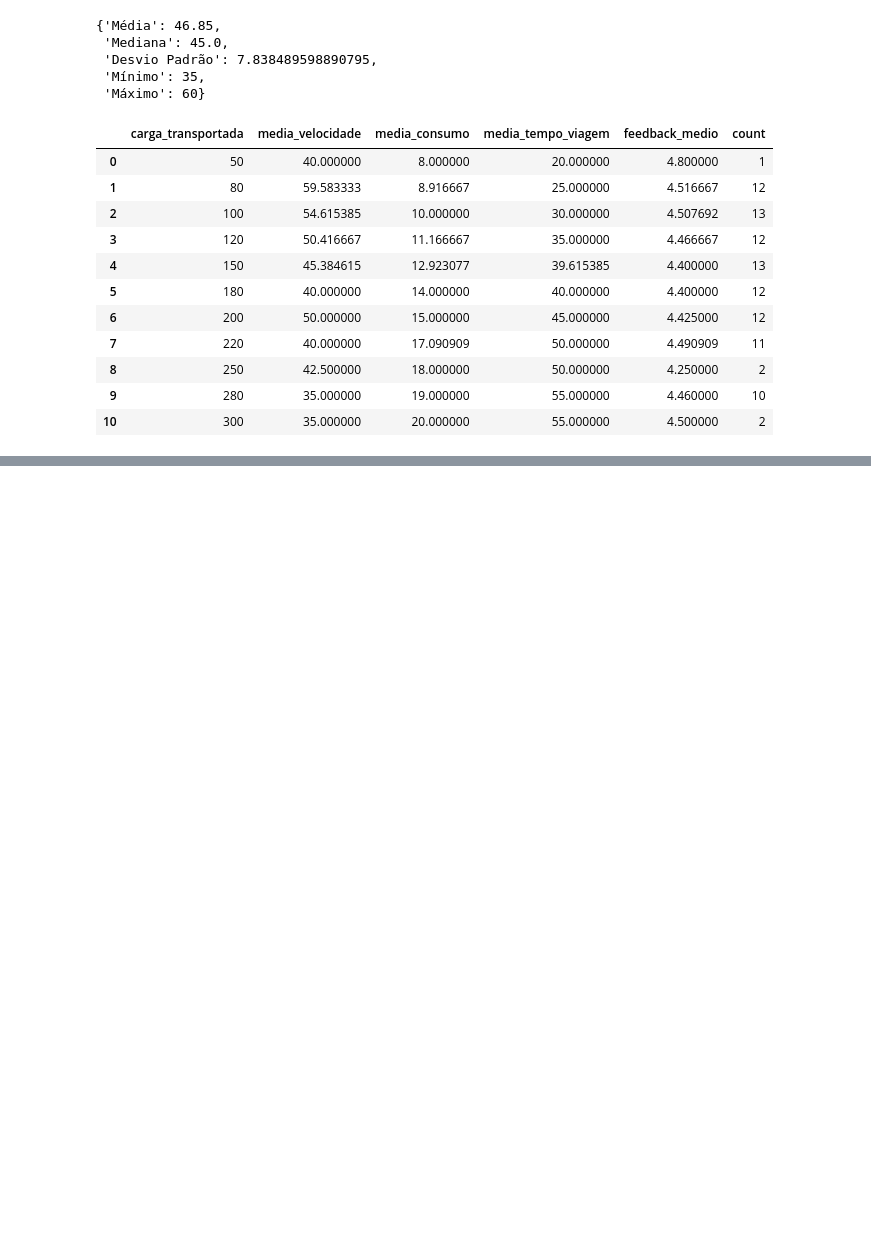
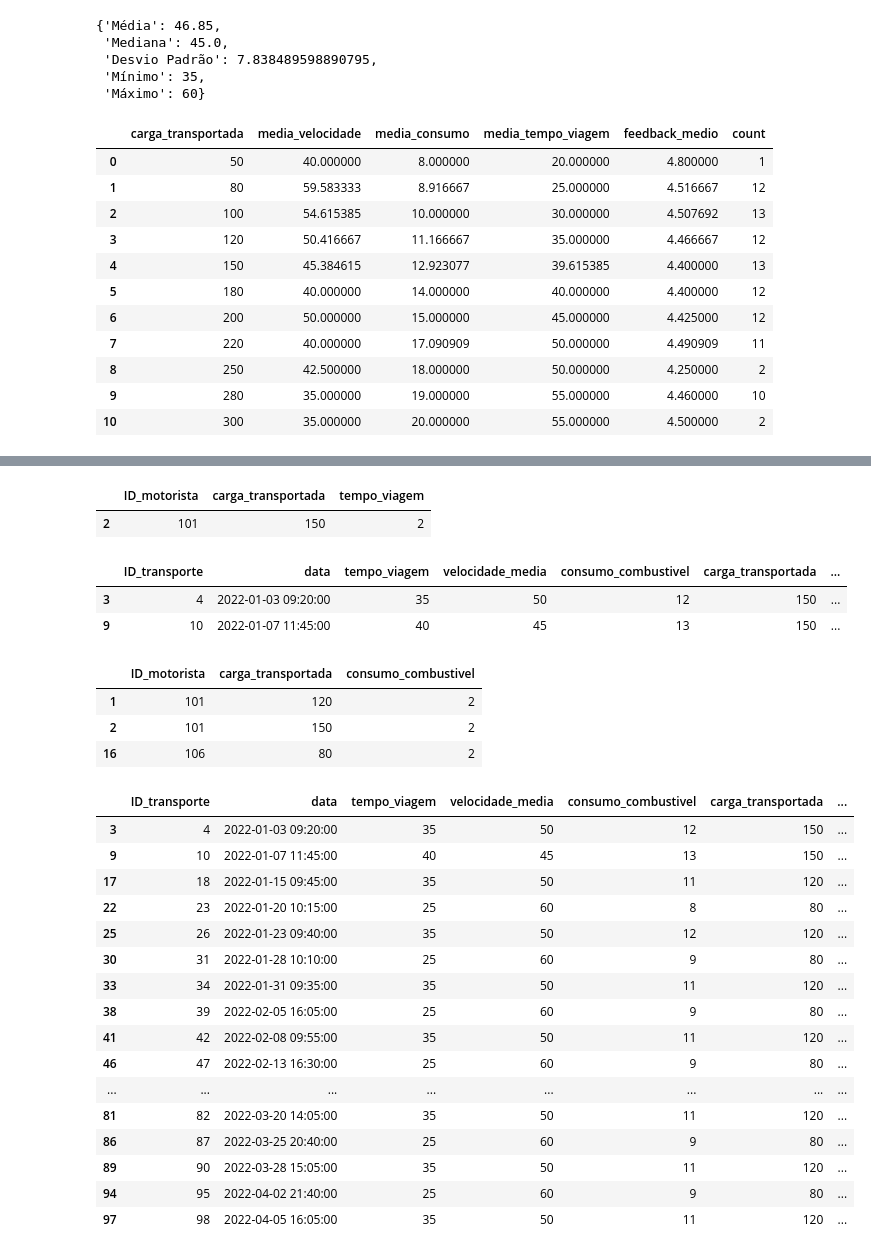
Before and after one commit to PedroSimbera/Data_Analytics_Logistics, a Jupyter notebook: project.ipynb, the cells around one changed output, grey strips where cells are left out. Cells and saved outputs as stored; diff of their text form; code cells hidden in the pictures; blank space fills up the shorter version.

Commit message:
finalizando as analises

```diff
--- a/project.ipynb
+++ b/project.ipynb
@@ -228,0 +376,51 @@ grafico_pizza(x, y)
+# %%
+diferentes_tempos = df.groupby(['ID_motorista', 'carga_transportada'])['tempo_viagem'].nunique().reset_index()
+
+diferentes_tempos = diferentes_tempos[diferentes_tempos['tempo_viagem'] > 1]
+
+diferentes_tempos
+# %% [output]
+|  | ID_motorista | carga_transportada | tempo_viagem |
+| 2 | 101 | 150 | 2 |
+# %%
+analise_motorista = df[(df['ID_motorista'] == 101) & (df['carga_transportada'] == 150)]
+
+analise_motorista
+# %% [output]
+|  | ID_transporte | data | tempo_viagem | velocidade_media | consumo_combustivel | carga_transportada | ... |
+| 3 | 4 | 2022-01-03 09:20:00 | 35 | 50 | 12 | 150 | ... |
+| 9 | 10 | 2022-01-07 11:45:00 | 40 | 45 | 13 | 150 | ... |
+# %%
+diferentes_consumos = df.groupby(['ID_motorista', 'carga_transportada'])['consumo_combustivel'].nunique().reset_index()
+
+diferentes_consumos = diferentes_consumos[diferentes_consumos['consumo_combustivel'] > 1]
+
+diferentes_consumos
+# %% [output]
+|  | ID_motorista | carga_transportada | consumo_combustivel |
+| 1 | 101 | 120 | 2 |
+| 2 | 101 | 150 | 2 |
+| 16 | 106 | 80 | 2 |
+# %%
+casos_variedade_consumo = df[(df['ID_motorista'].isin([101, 106])) &
+                             (df['carga_transportada'].isin([120, 150, 80]))]
+
+casos_variedade_consumo
+# %% [output]
+|  | ID_transporte | data | tempo_viagem | velocidade_media | consumo_combustivel | carga_transportada | ... |
+| 3 | 4 | 2022-01-03 09:20:00 | 35 | 50 | 12 | 150 | ... |
+| 9 | 10 | 2022-01-07 11:45:00 | 40 | 45 | 13 | 150 | ... |
+| 17 | 18 | 2022-01-15 09:45:00 | 35 | 50 | 11 | 120 | ... |
+| 22 | 23 | 2022-01-20 10:15:00 | 25 | 60 | 8 | 80 | ... |
+| 25 | 26 | 2022-01-23 09:40:00 | 35 | 50 | 12 | 120 | ... |
+| 30 | 31 | 2022-01-28 10:10:00 | 25 | 60 | 9 | 80 | ... |
+| 33 | 34 | 2022-01-31 09:35:00 | 35 | 50 | 11 | 120 | ... |
+| 38 | 39 | 2022-02-05 16:05:00 | 25 | 60 | 9 | 80 | ... |
+| 41 | 42 | 2022-02-08 09:55:00 | 35 | 50 | 11 | 120 | ... |
+| 46 | 47 | 2022-02-13 16:30:00 | 25 | 60 | 9 | 80 | ... |
+| ... | ... | ... | ... | ... | ... | ... | ... |
+| 81 | 82 | 2022-03-20 14:05:00 | 35 | 50 | 11 | 120 | ... |
+| 86 | 87 | 2022-03-25 20:40:00 | 25 | 60 | 9 | 80 | ... |
+| 89 | 90 | 2022-03-28 15:05:00 | 35 | 50 | 11 | 120 | ... |
+| 94 | 95 | 2022-04-02 21:40:00 | 25 | 60 | 9 | 80 | ... |
+| 97 | 98 | 2022-04-05 16:05:00 | 35 | 50 | 11 | 120 | ... |
```
Also changed, not shown: parts of 30 cells of this notebook.
